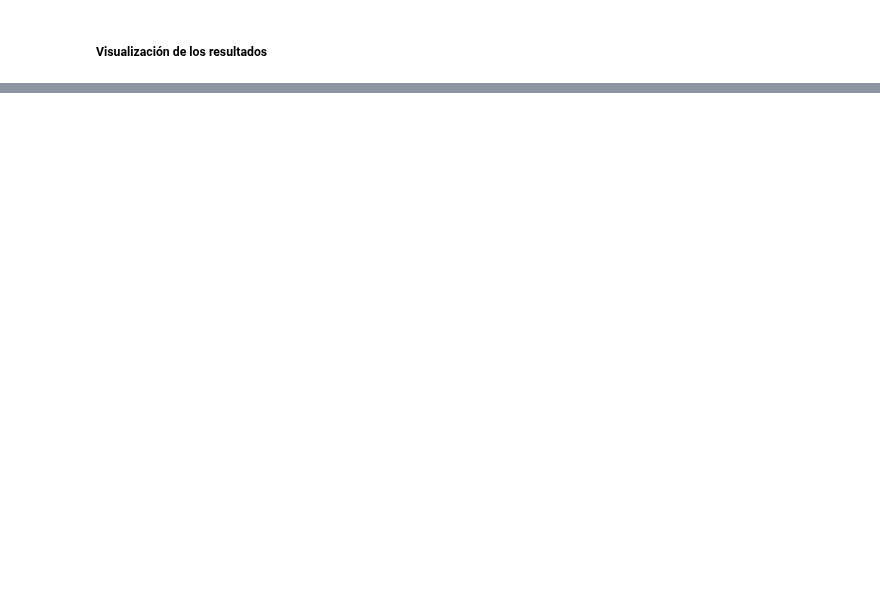
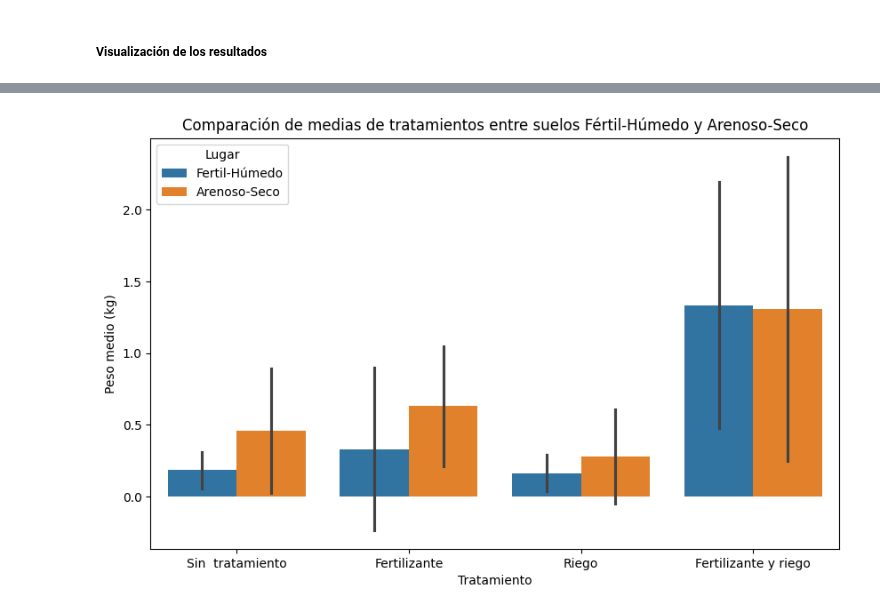
Before and after one commit to DaniCh-Coder/Python-Notes, a Jupyter notebook: ps stats/ANOVA/ANOVA-factores.ipynb, the cells around one changed output, grey strips where cells are left out. Saved outputs shown, nothing was run; the diff lists cells and outputs as text; code cells hidden in the pictures; blank space fills up the shorter version.

```diff
--- a/ps stats/ANOVA/ANOVA-factores.ipynb
+++ b/ps stats/ANOVA/ANOVA-factores.ipynb
@@ -134,0 +153,3 @@ Valor p: 0.007348294418256392
+# %%
+df2=  df[(df.Años == 1)]
+df2
@@ -134,0 +174,20 @@ Valor p: 0.007348294418256392
+# %%
+# Transformar los datos en formato "long" para graficar
+df_long = df2.melt(id_vars=['Años', 'Lugar'],
+                  value_vars=['Sin  tratamiento', 'Fertilizante', 'Riego', 'Fertilizante y riego'],
+                  var_name='Tratamiento', value_name='Peso')
+
+# Crear gráfico de barras con medias por tratamiento y lugar
+plt.figure(figsize=(10, 6))
+sns.barplot(x='Tratamiento', y='Peso', hue='Lugar', data=df_long, errorbar='sd')
+
+# Añadir etiquetas y título
+plt.title('Comparación de medias de tratamientos entre suelos Fértil-Húmedo y Arenoso-Seco')
+plt.xlabel('Tratamiento')
+plt.ylabel('Peso medio (kg)')
+plt.legend(title='Lugar')
+
+# Mostrar la gráfica
+plt.show()
+# %% [output]
+[figure, added]
```
Also changed, not shown: parts of 24 cells of this notebook, 1 other file.
